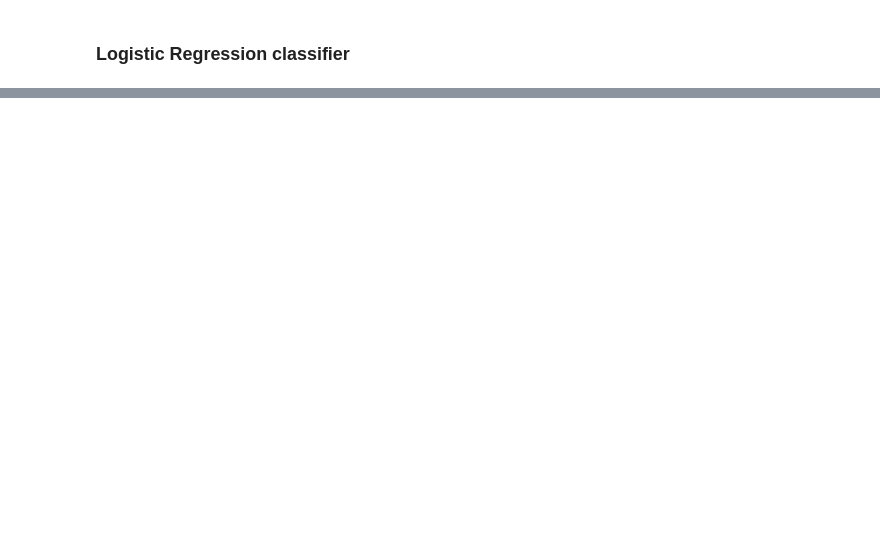
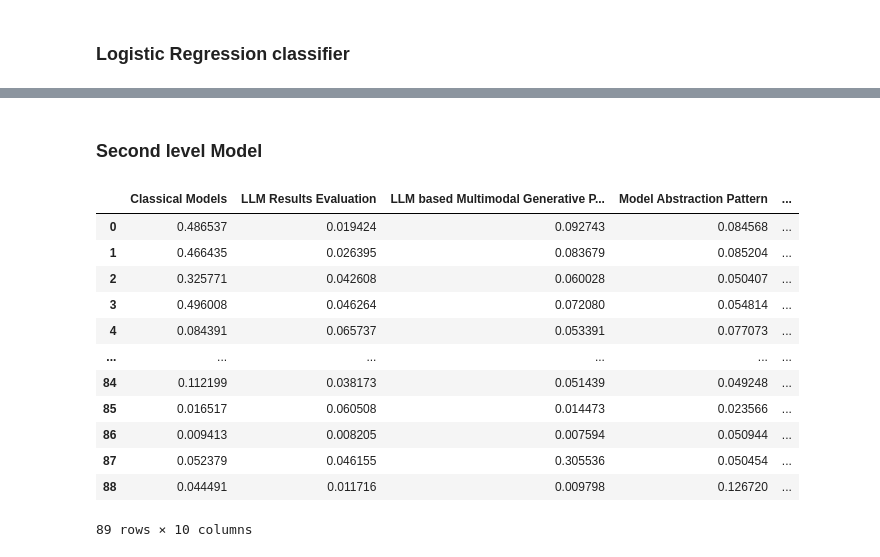
Before and after one commit to HasinthakaPiyumal/AI-Pattern-Mining-Project, a Jupyter notebook: notebooks/3.1.2 Classification Model Developent - II.ipynb, the cells around one changed output, grey strips where cells are left out. Saved outputs shown, nothing was run; the diff lists cells and outputs as text; code cells hidden in the pictures; blank space fills up the shorter version.

```diff
--- a/notebooks/3.1.2 Classification Model Developent - II.ipynb
+++ b/notebooks/3.1.2 Classification Model Developent - II.ipynb
@@ -42,12 +31,13 @@ data.head()
 ### Configure
 # %%
 EVALUATING_ENABLED = False
-TEMP_TEST_SPLIT = True
+TEMP_TEST_SPLIT = False
 # %%
 if TEMP_TEST_SPLIT:
     temp_train_data,temp_test_data = train_test_split(data, test_size=0.2, random_state=42, stratify=data['pattern'])
     data = temp_train_data
     temp_test_data.to_csv('/home/hasinthaka/Documents/Projects/AI/Pattern Mining/pipeline/experiments-llm/results/proba_distributions/temp_test_data/temp_test_data.csv', index=False)
+    temp_train_data.to_csv('/home/hasinthaka/Documents/Projects/AI/Pattern Mining/pipeline/experiments-llm/results/proba_distributions/temp_test_data/temp_train_data.csv', index=False)
 # %% [markdown]
 ### NN Architecture
 # %%
@@ -334,3 +271,5 @@ pd.DataFrame(feature_matrix)
+# %%
+nn_train(data)
 # %% [markdown]
 ### Logistic Regression classifier
 # %%
@@ -411,0 +366,38 @@ joblib.dump(label_encoder, ARTIFACT_DIR / "label_encoder.joblib")
+# %%
+# kfolds = StratifiedKFold(n_splits=4,random_state=42,shuffle=True)
+# X = data.drop(columns=['pattern'])
+# y = data['pattern']
+# folds_idx = kfolds.split(X,y)
+# folds=[]
+
+# proba_dist = []
+
+# for idx in folds_idx:
+#     train,test = data.iloc[idx[0]],data.iloc[idx[1]]
+#     folds.append((train,test))
+
+folds = get_folded_splits(fold_count=3,use_only_verified=True,min_samples_per_class=12)
+proba_dist = []
+
+for fold in folds:
+    nn_model,nn_scaler,nn_le = nn_train(fold[0])
+    nn_scaled = nn_scaler.transform(fold[1].drop(columns=['pattern']))
+    nn_proba = pd.DataFrame(nn_model.predict(nn_scaled),columns=nn_le.classes_)
+    nn_proba['pattern'] = fold[1]['pattern'].values
+
+    lr_model,lr_scaler,lr_le = lr_train(fold[0])
+    lr_scaled = lr_scaler.transform(fold[1].drop(columns=['pattern']))
+    lr_proba = pd.DataFrame(lr_model.predict_proba(lr_scaled),columns=lr_le.classes_)
+    lr_proba['pattern'] = fold[1]['pattern'].values
+
+    numeric_cols = nn_proba.select_dtypes(include=['number']).columns.tolist()
+    meta_proba = pd.DataFrame()
+    meta_proba = (nn_proba[numeric_cols] + lr_proba[numeric_cols]*0.7)/2
+    meta_proba['pattern'] = fold[1]['pattern'].values
+    proba_dist.append({
+        'train':fold[0],
+        'test':fold[1],
+        'nn_proba':nn_proba,
+        'lr_proba':lr_proba,
+        'meta_proba':meta_proba,
+    })
@@ -411,0 +694,18 @@ joblib.dump(label_encoder, ARTIFACT_DIR / "label_encoder.joblib")
+# %% [markdown]
+### Second level Model
+# %%
+proba_dist[0]['meta_proba']
+# %% [output]
+|  | Classical Models | LLM Results Evaluation | LLM based Multimodal Generative P... | Model Abstraction Pattern | ... |
+| 0 | 0.486537 | 0.019424 | 0.092743 | 0.084568 | ... |
+| 1 | 0.466435 | 0.026395 | 0.083679 | 0.085204 | ... |
+| 2 | 0.325771 | 0.042608 | 0.060028 | 0.050407 | ... |
+| 3 | 0.496008 | 0.046264 | 0.072080 | 0.054814 | ... |
+| 4 | 0.084391 | 0.065737 | 0.053391 | 0.077073 | ... |
+| ... | ... | ... | ... | ... | ... |
+| 84 | 0.112199 | 0.038173 | 0.051439 | 0.049248 | ... |
+| 85 | 0.016517 | 0.060508 | 0.014473 | 0.023566 | ... |
+| 86 | 0.009413 | 0.008205 | 0.007594 | 0.050944 | ... |
+| 87 | 0.052379 | 0.046155 | 0.305536 | 0.050454 | ... |
+| 88 | 0.044491 | 0.011716 | 0.009798 | 0.126720 | ... |
+89 rows × 10 columns
```
Also changed, not shown: parts of 31 cells of this notebook, 1 other file.
